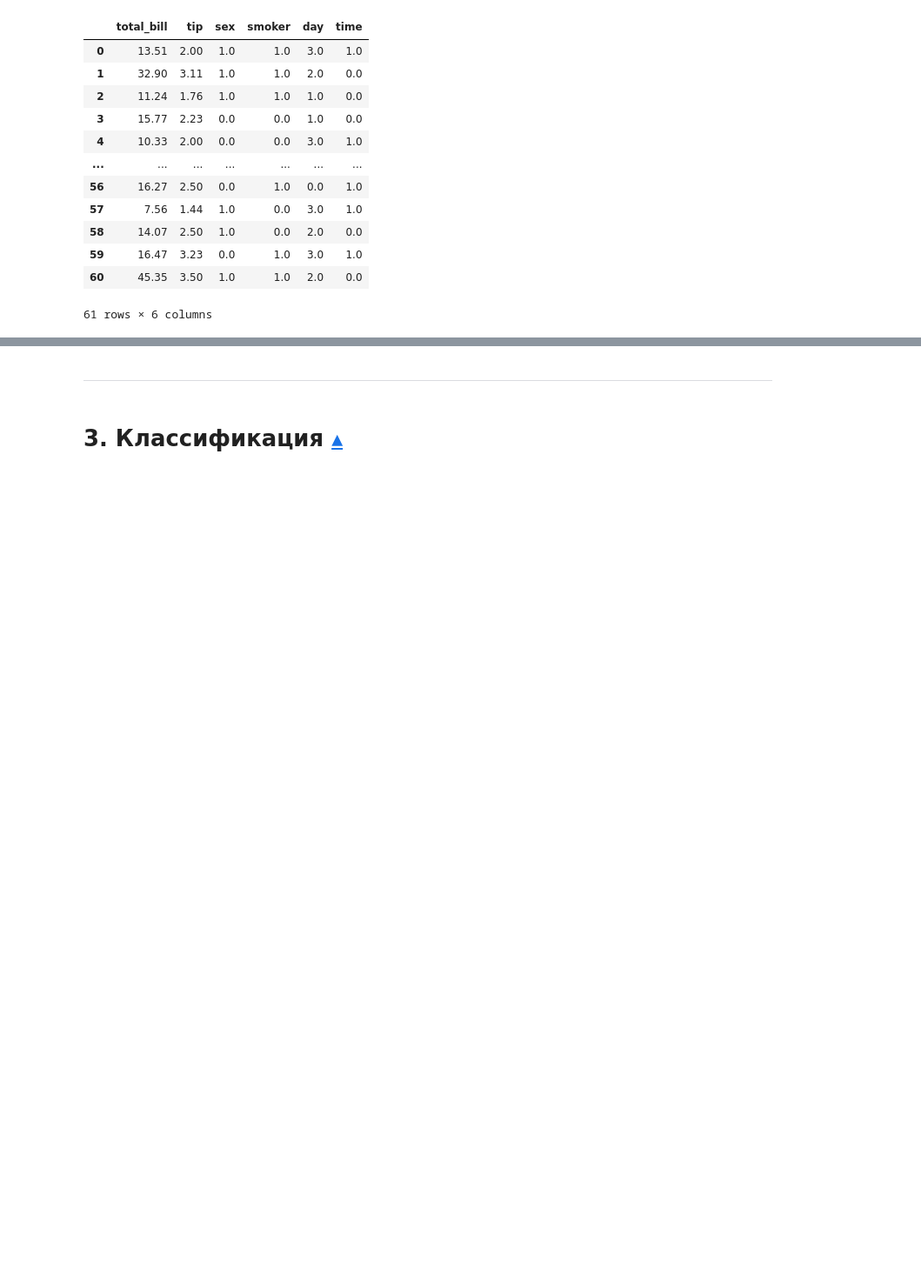
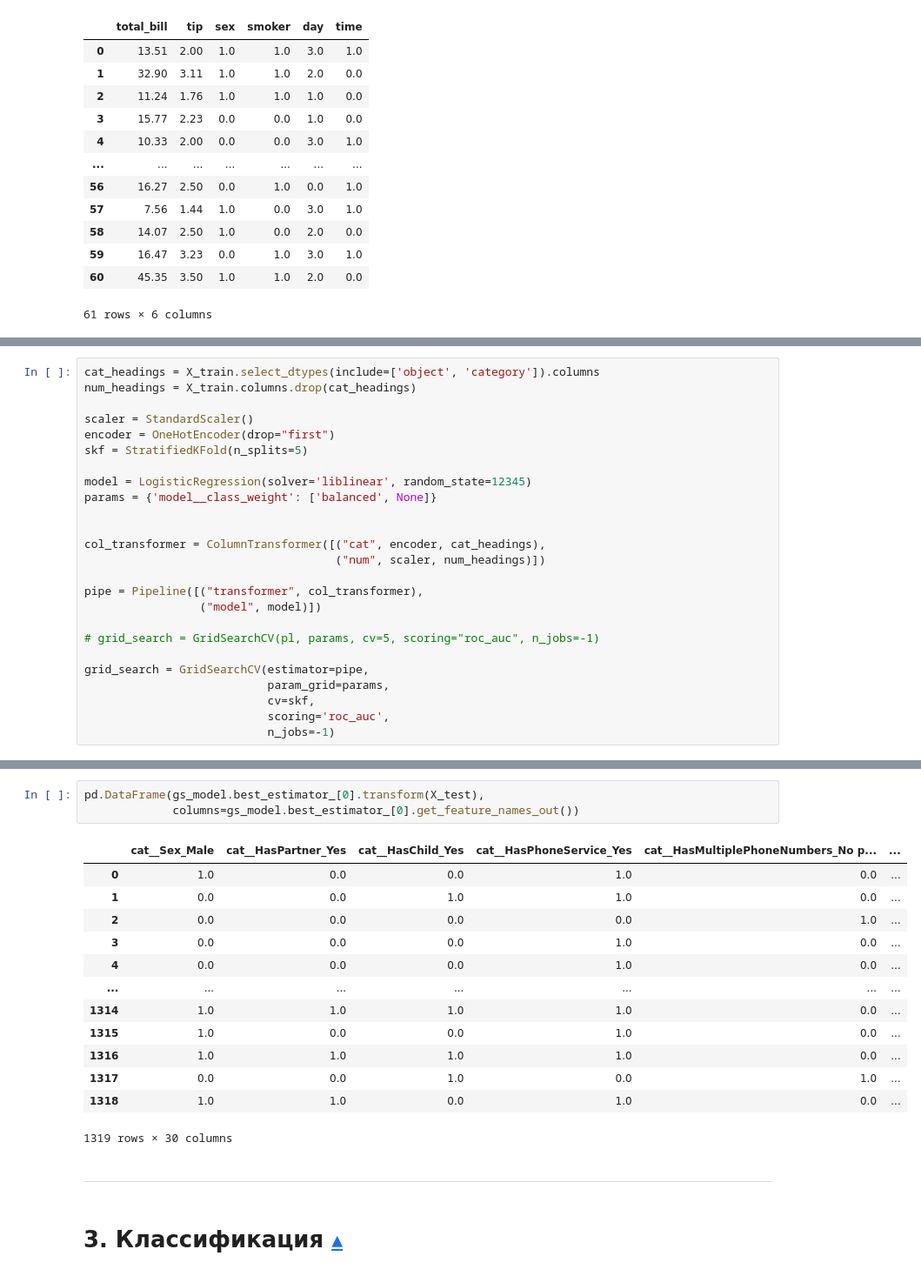
Before and after one commit to mustdayker/ds_learn, a Jupyter notebook: implementation_book.ipynb, the cells around one changed output, grey strips where cells are left out. Shown at 87% size. Cells and saved outputs as stored; diff of their text form; blank space fills up the shorter version.

```diff
--- a/implementation_book.ipynb
+++ b/implementation_book.ipynb
@@ -492,0 +467,25 @@ ValueError: Invalid parameter class_weight for estimator Pipeline(steps=[('trans
+# %%
+cat_headings = X_train.select_dtypes(include=['object', 'category']).columns
+num_headings = X_train.columns.drop(cat_headings)
+
+scaler = StandardScaler()
+encoder = OneHotEncoder(drop="first")
+skf = StratifiedKFold(n_splits=5)
+
+model = LogisticRegression(solver='liblinear', random_state=12345)
+params = {'model__class_weight': ['balanced', None]}
+
+
+col_transformer = ColumnTransformer([("cat", encoder, cat_headings),
+                                     ("num", scaler, num_headings)])
+
+pipe = Pipeline([("transformer", col_transformer),
+                 ("model", model)])
+
+# grid_search = GridSearchCV(pl, params, cv=5, scoring="roc_auc", n_jobs=-1)
+
+grid_search = GridSearchCV(estimator=pipe,
+                           param_grid=params,
+                           cv=skf,
+                           scoring='roc_auc',
+                           n_jobs=-1)
@@ -493,3 +542,20 @@ ValueError: Invalid parameter class_weight for estimator Pipeline(steps=[('trans
+# %%
+pd.DataFrame(gs_model.best_estimator_[0].transform(X_test),
+             columns=gs_model.best_estimator_[0].get_feature_names_out())
+# %% [output]
+|  | cat__Sex_Male | cat__HasPartner_Yes | cat__HasChild_Yes | cat__HasPhoneService_Yes | cat__HasMultiplePhoneNumbers_No p... | ... |
+| 0 | 1.0 | 0.0 | 0.0 | 1.0 | 0.0 | ... |
+| 1 | 0.0 | 0.0 | 1.0 | 1.0 | 0.0 | ... |
+| 2 | 0.0 | 0.0 | 0.0 | 0.0 | 1.0 | ... |
+| 3 | 0.0 | 0.0 | 0.0 | 1.0 | 0.0 | ... |
+| 4 | 0.0 | 0.0 | 0.0 | 1.0 | 0.0 | ... |
+| ... | ... | ... | ... | ... | ... | ... |
+| 1314 | 1.0 | 1.0 | 1.0 | 1.0 | 0.0 | ... |
+| 1315 | 1.0 | 0.0 | 0.0 | 1.0 | 0.0 | ... |
+| 1316 | 1.0 | 1.0 | 1.0 | 1.0 | 0.0 | ... |
+| 1317 | 0.0 | 0.0 | 1.0 | 0.0 | 1.0 | ... |
+| 1318 | 1.0 | 1.0 | 0.0 | 1.0 | 0.0 | ... |
+1319 rows × 30 columns
 # %% [markdown]
 ---
 # %% [markdown]
```
Also changed, not shown: parts of 16 cells of this notebook.
